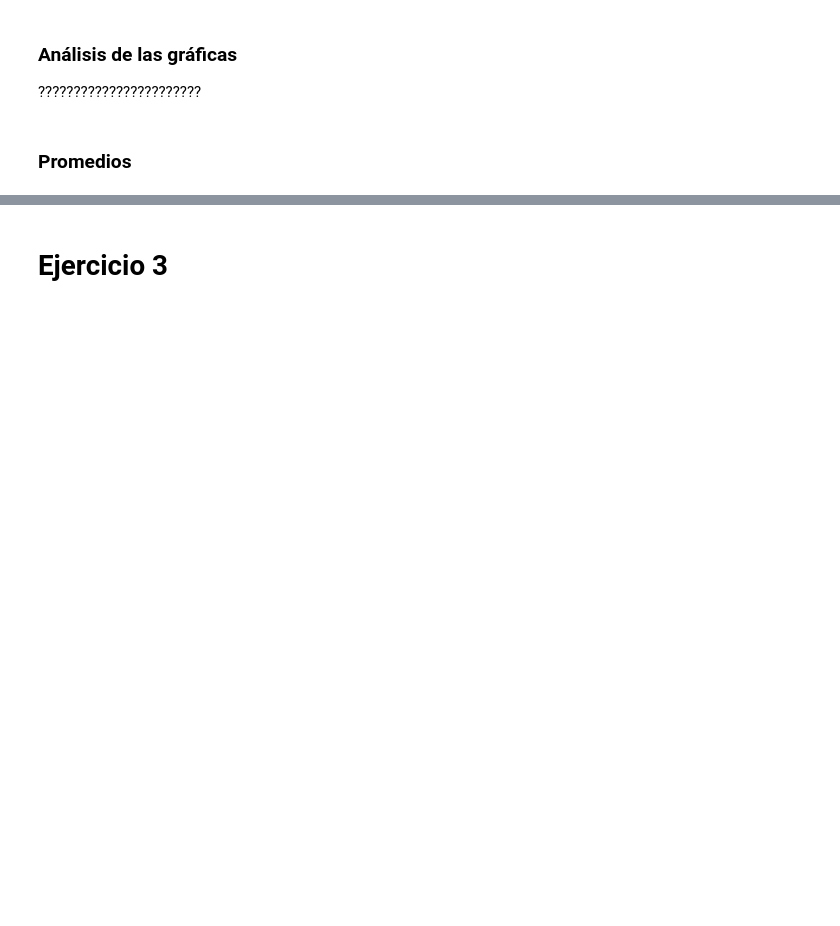
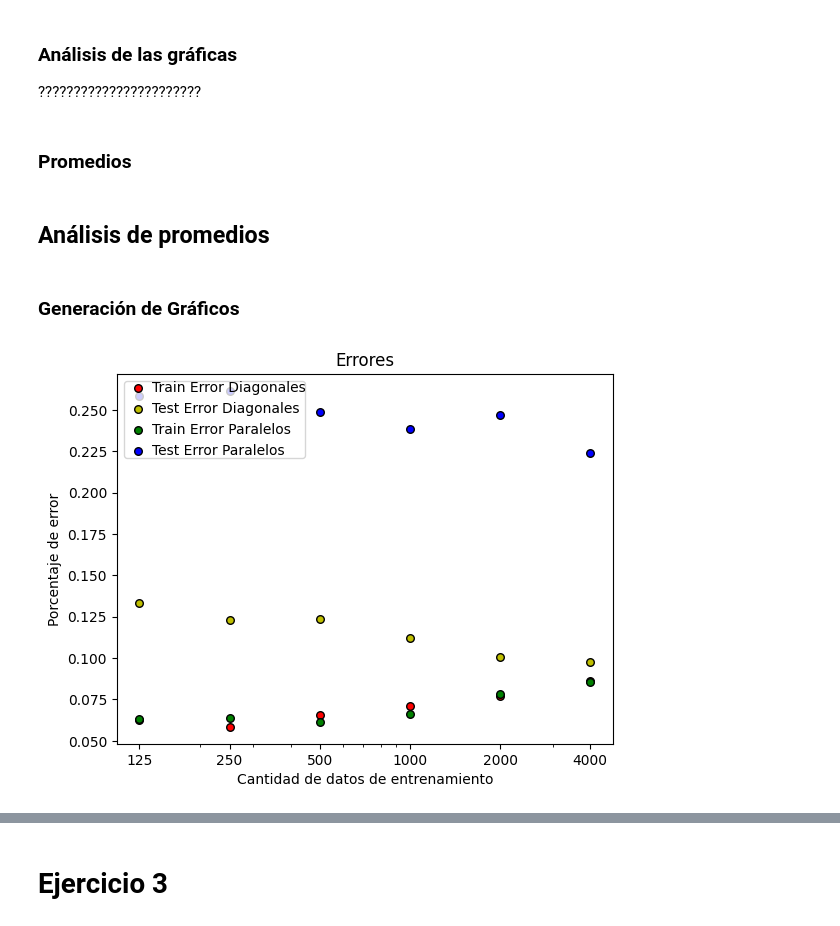
Before and after one commit to LautaroCerruti/ML-IAA-2024, a Jupyter notebook: TP1.ipynb, the cells around one changed output, grey strips where cells are left out. Saved outputs shown, nothing was run; the diff lists cells and outputs as text; code cells hidden in the pictures; blank space fills up the shorter version.

```diff
--- a/TP1.ipynb
+++ b/TP1.ipynb
@@ -439 +382,61 @@ for k, data in errors.items():
+# %% [markdown]
+## Análisis de promedios
+# %% [markdown]
+### Generación de Gráficos
+# %%
+error_train_diagonales_avgs = [d['error_train'] for k, d in diagonales_avgs.items()]
+error_test_diagonales_avgs = [d['error_test'] for k, d in diagonales_avgs.items()]
+error_train_paralelos_avg = [d['error_train'] for k, d in paralelos_avgs.items()]
+error_test_paralelos_avg = [d['error_test'] for k, d in paralelos_avgs.items()]
+
+plt.scatter(
+    n_sizes,
+    error_train_diagonales_avgs,
+    c=['r'],
+    label="Train Error Diagonales",
+    cmap=plt.cm.RdYlBu,
+    edgecolor="black",
+    s=30,
+)
+
+plt.scatter(
+    n_sizes,
+    error_test_diagonales_avgs,
+    c=['y'],
+    label="Test Error Diagonales",
+    cmap=plt.cm.RdYlBu,
+    edgecolor="black",
+    s=30,
+)
+
+plt.scatter(
+    n_sizes,
+    error_train_paralelos_avg,
+    c=['g'],
+    label="Train Error Paralelos",
+    cmap=plt.cm.RdYlBu,
+    edgecolor="black",
+    s=30,
+)
+
+plt.scatter(
+    n_sizes,
+    error_test_paralelos_avg,
+    c=['b'],
+    label="Test Error Paralelos",
+    cmap=plt.cm.RdYlBu,
+    edgecolor="black",
+    s=30,
+)
+
+plt.xscale('log')
+plt.xticks(n_sizes, labels=[str(size) for size in n_sizes])
+
+plt.xlabel('Cantidad de datos de entrenamiento')
+plt.ylabel('Porcentaje de error')
+plt.legend(loc="upper left", borderpad=0, handletextpad=0)
+plt.title(f'Errores')
+plt.show()
+# %% [output]
+[figure, added]
 # %%
```
Also changed, not shown: parts of 17 cells of this notebook.
